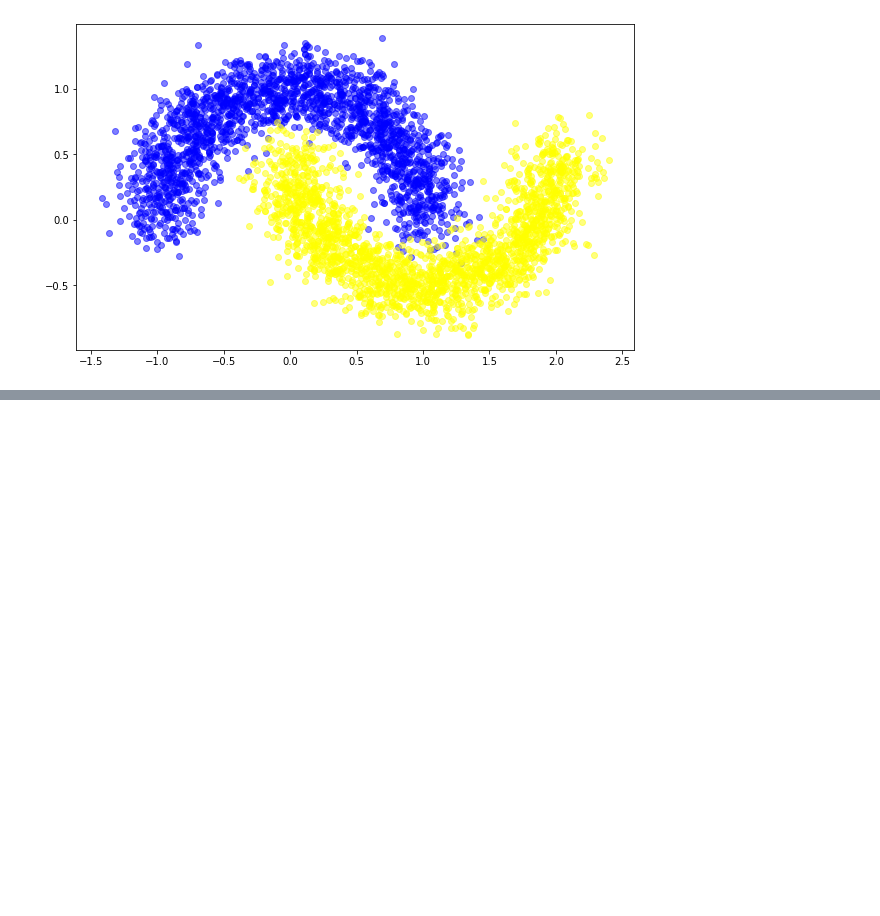
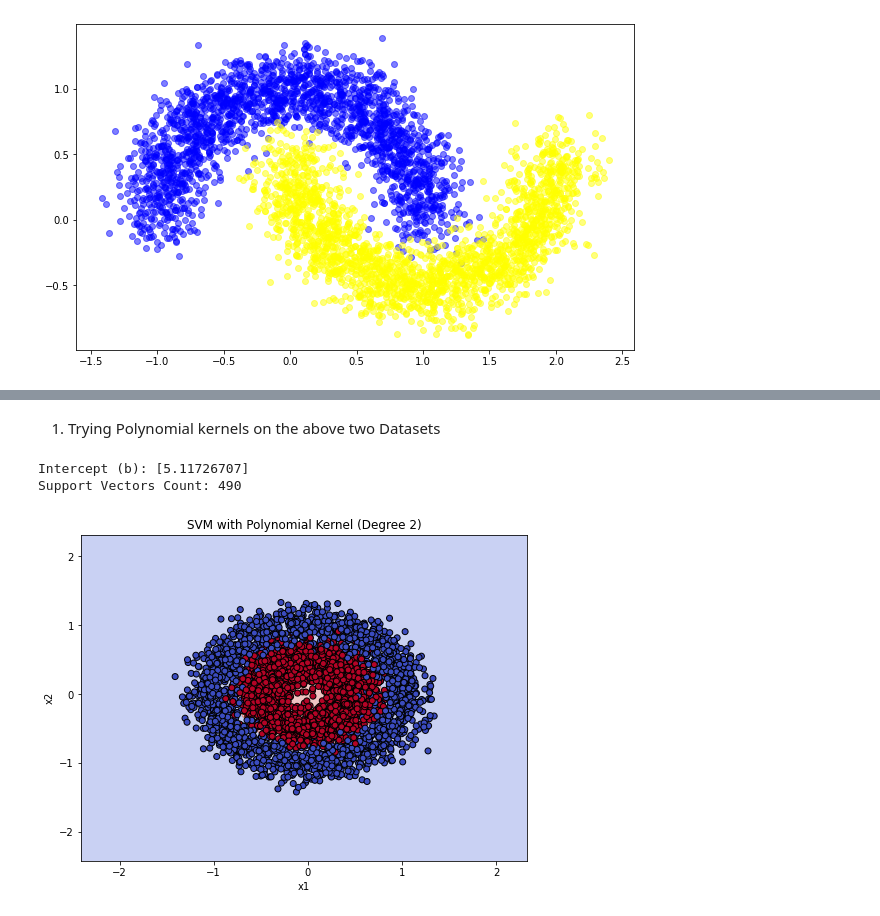
Before and after one commit to princekain/Machine_Learning, a Jupyter notebook: SVM/RBF_kernels_3D.ipynb, the cells around one changed output, grey strips where cells are left out. Drawn from its saved outputs; the diff is of its cells as text; code cells hidden in the pictures; blank space fills up the shorter version.

```diff
--- a/SVM/RBF_kernels_3D.ipynb
+++ b/SVM/RBF_kernels_3D.ipynb
@@ -282,0 +983,56 @@ fig.show(renderer='iframe')
+# %% [markdown]
+1. Trying Polynomial kernels on the above two Datasets
+# %%
+from sklearn.svm import SVC
+import numpy as np
+import matplotlib.pyplot as plt
+
+df=pd.read_csv('concentric_circles.csv')
+train_df, val_df = train_test_split(df, test_size=0.20, random_state=42)
+
+# Extracting values for training set
+x1_train = train_df['x1'].values
+x2_train = train_df['x2'].values
+y_train = train_df['y'].values
+
+x1_val = val_df['x1'].values
+x2_val = val_df['x2'].values
+y_val = val_df['y'].values
+
+# 1. Prepare Data
+X_train = np.column_stack((train_df['x1'].values, train_df['x2'].values))
+y_train = train_df['y'].values.astype(float)
+
+# 2. Implement Polynomial Kernel
+# degree: The power of the polynomial (e.g., 2 for quadratic, 3 for cubic)
+# coef0: The 'constant' term in the kernel formula (K = (gamma*u*v + coef0)^degree)
+# It is very important for poly kernels to prevent the model from ignoring lower-order terms.
+model = SVC(kernel='poly', degree=2, C=10, gamma=1, coef0=1)
+model.fit(X_train, y_train)
+
+# 3. Accessing Parameters
+# Note: model.coef_ will raise an error for non-linear kernels
+print("Intercept (b):", model.intercept_)
+print("Support Vectors Count:", len(model.support_vectors_))
+
+# 4. Visualization (Decision Boundary)
+# Since the boundary is non-linear, we plot it using a contour
+x_min, x_max = X_train[:, 0].min() - 1, X_train[:, 0].max() + 1
+y_min, y_max = X_train[:, 1].min() - 1, X_train[:, 1].max() + 1
+xx, yy = np.meshgrid(np.arange(x_min, x_max, 0.02),
+                     np.arange(y_min, y_max, 0.02))
+
+Z = model.predict(np.c_[xx.ravel(), yy.ravel()])
+Z = Z.reshape(xx.shape)
+
+plt.figure(figsize=(8, 6))
+plt.contourf(xx, yy, Z, cmap=plt.cm.coolwarm, alpha=0.3)
+plt.scatter(X_train[:, 0], X_train[:, 1], c=y_train, cmap=plt.cm.coolwarm, edgecolors='k')
+plt.title(f"SVM with Polynomial Kernel (Degree {model.degree})")
+plt.xlabel("x1")
+plt.ylabel("x2")
+plt.show()
+# %% [output]
+Intercept (b): [5.11726707]
+Support Vectors Count: 490
+[figure, added]
```
Also changed, not shown: parts of 26 cells of this notebook, 15 other files.
